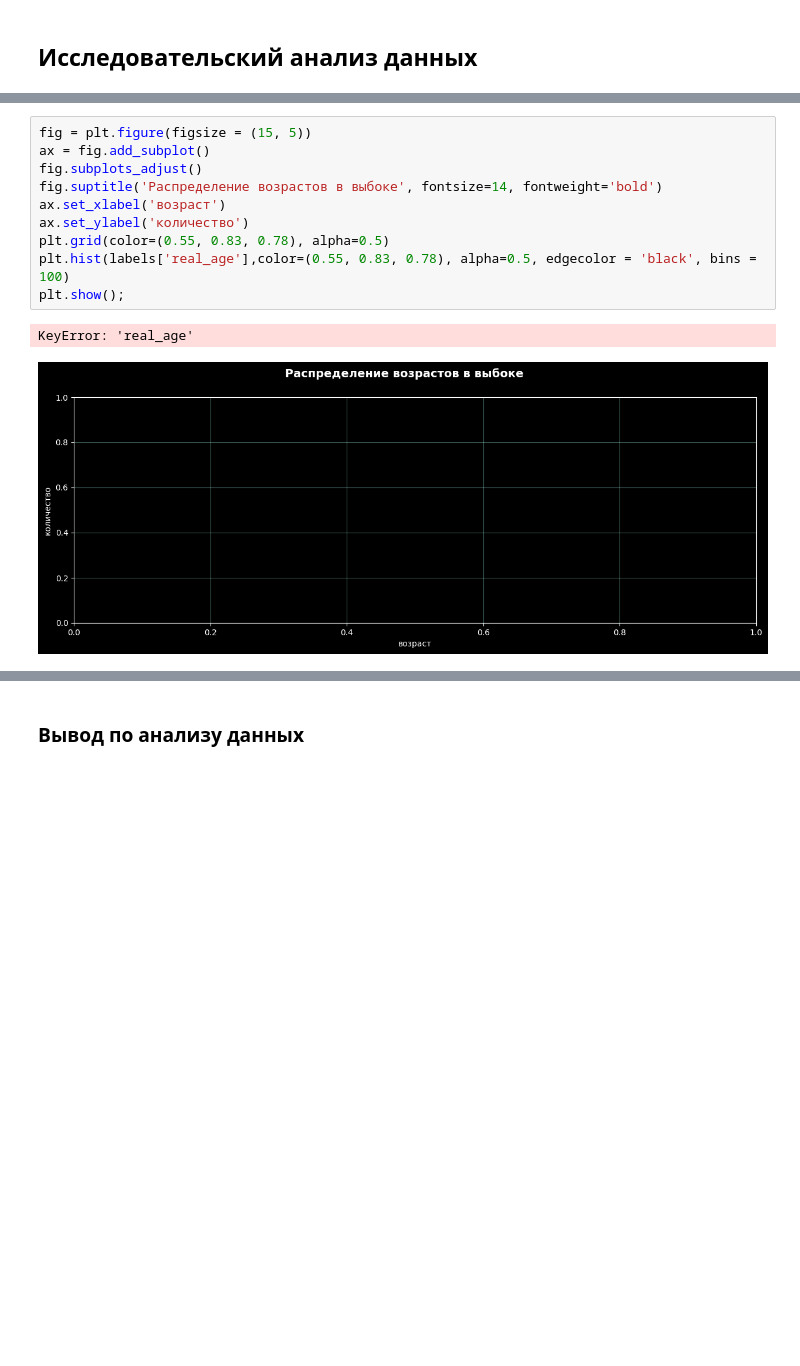
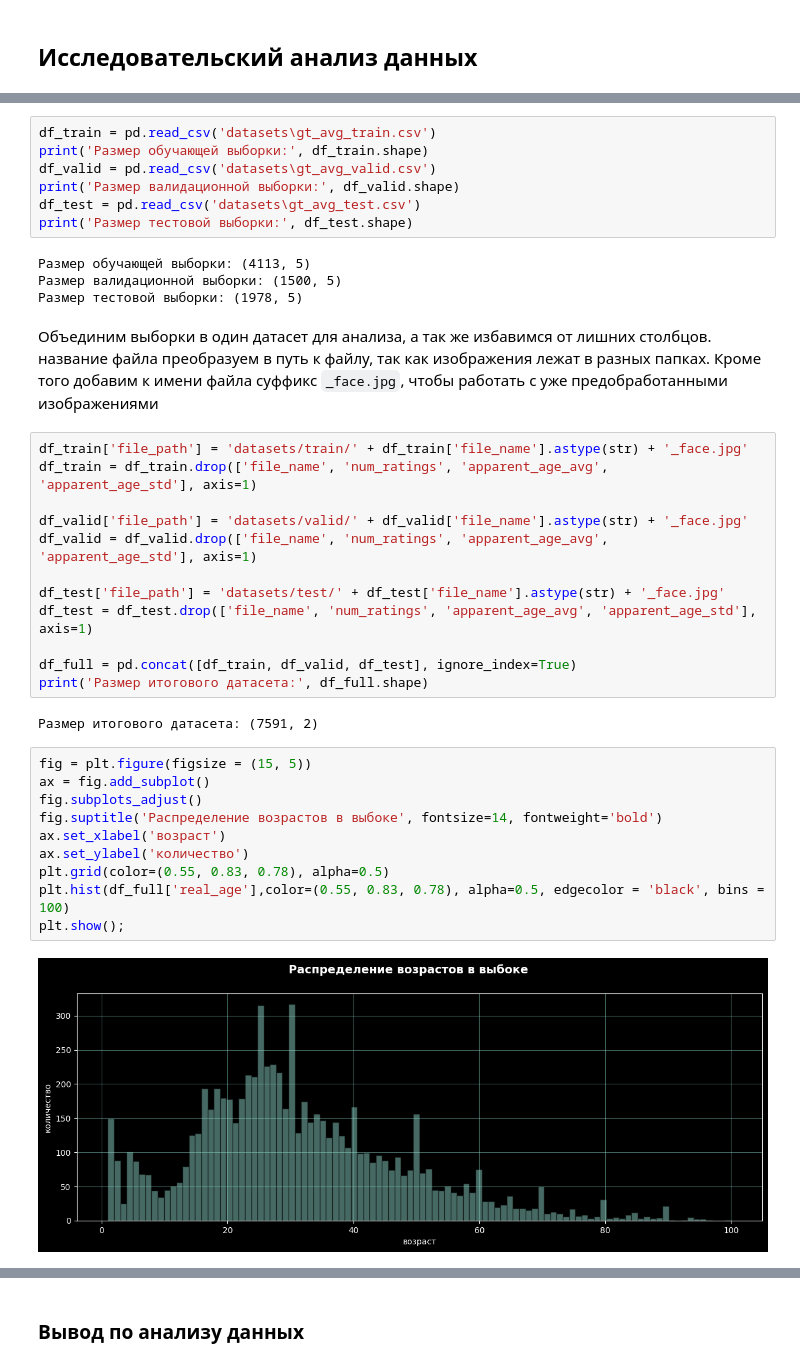
Before and after one commit to PSImera/Yandex.practicum.ds, a Jupyter notebook: project_sprint_19_computer_vision/computer_vision_RU.ipynb, the cells around one changed output, grey strips where cells are left out. Cells and saved outputs as stored; diff of their text form; blank space fills up the shorter version.

```diff
--- a/project_sprint_19_computer_vision/computer_vision_RU.ipynb
+++ b/project_sprint_19_computer_vision/computer_vision_RU.ipynb
@@ -16,14 +66,41 @@ print('Размер выборки:', labels.shape)
+# %%
+df_train = pd.read_csv('datasets\gt_avg_train.csv')
+print('Размер обучающей выборки:', df_train.shape)
+df_valid = pd.read_csv('datasets\gt_avg_valid.csv')
+print('Размер валидационной выборки:', df_valid.shape)
+df_test = pd.read_csv('datasets\gt_avg_test.csv')
+print('Размер тестовой выборки:', df_test.shape)
+# %% [output]
+Размер обучающей выборки: (4113, 5)
+Размер валидационной выборки: (1500, 5)
+Размер тестовой выборки: (1978, 5)
+# %% [markdown]
+Объединим выборки в один датасет для анализа, а так же избавимся от лишних столбцов.
+название файла преобразуем в путь к файлу, так как изображения лежат в разных папках. Кроме того добавим к имени файла суффикс `_face.jpg`, чтобы работать с уже предобработанными изображениями
+# %%
+df_train['file_path'] = 'datasets/train/' + df_train['file_name'].astype(str) + '_face.jpg'
+df_train = df_train.drop(['file_name', 'num_ratings', 'apparent_age_avg', 'apparent_age_std'], axis=1)
+
+df_valid['file_path'] = 'datasets/valid/' + df_valid['file_name'].astype(str) + '_face.jpg'
+df_valid = df_valid.drop(['file_name', 'num_ratings', 'apparent_age_avg', 'apparent_age_std'], axis=1)
+
+df_test['file_path'] = 'datasets/test/' + df_test['file_name'].astype(str) + '_face.jpg'
+df_test = df_test.drop(['file_name', 'num_ratings', 'apparent_age_avg', 'apparent_age_std'], axis=1)
+
+df_full = pd.concat([df_train, df_valid, df_test], ignore_index=True)
+print('Размер итогового датасета:', df_full.shape)
+# %% [output]
+Размер итогового датасета: (7591, 2)
 # %%
 fig = plt.figure(figsize = (15, 5))
 ax = fig.add_subplot()
 fig.subplots_adjust()
 fig.suptitle('Распределение возрастов в выбоке', fontsize=14, fontweight='bold')
 ax.set_xlabel('возраст')
 ax.set_ylabel('количество')
 plt.grid(color=(0.55, 0.83, 0.78), alpha=0.5)
-plt.hist(labels['real_age'],color=(0.55, 0.83, 0.78), alpha=0.5, edgecolor = 'black', bins = 100)
+plt.hist(df_full['real_age'],color=(0.55, 0.83, 0.78), alpha=0.5, edgecolor = 'black', bins = 100)
 plt.show();
 # %% [output]
-KeyError: 'real_age'
-[figure, old version]
+[figure, new version]
 # %%
```
Also changed, not shown: parts of 26 cells of this notebook, 2 other files.
